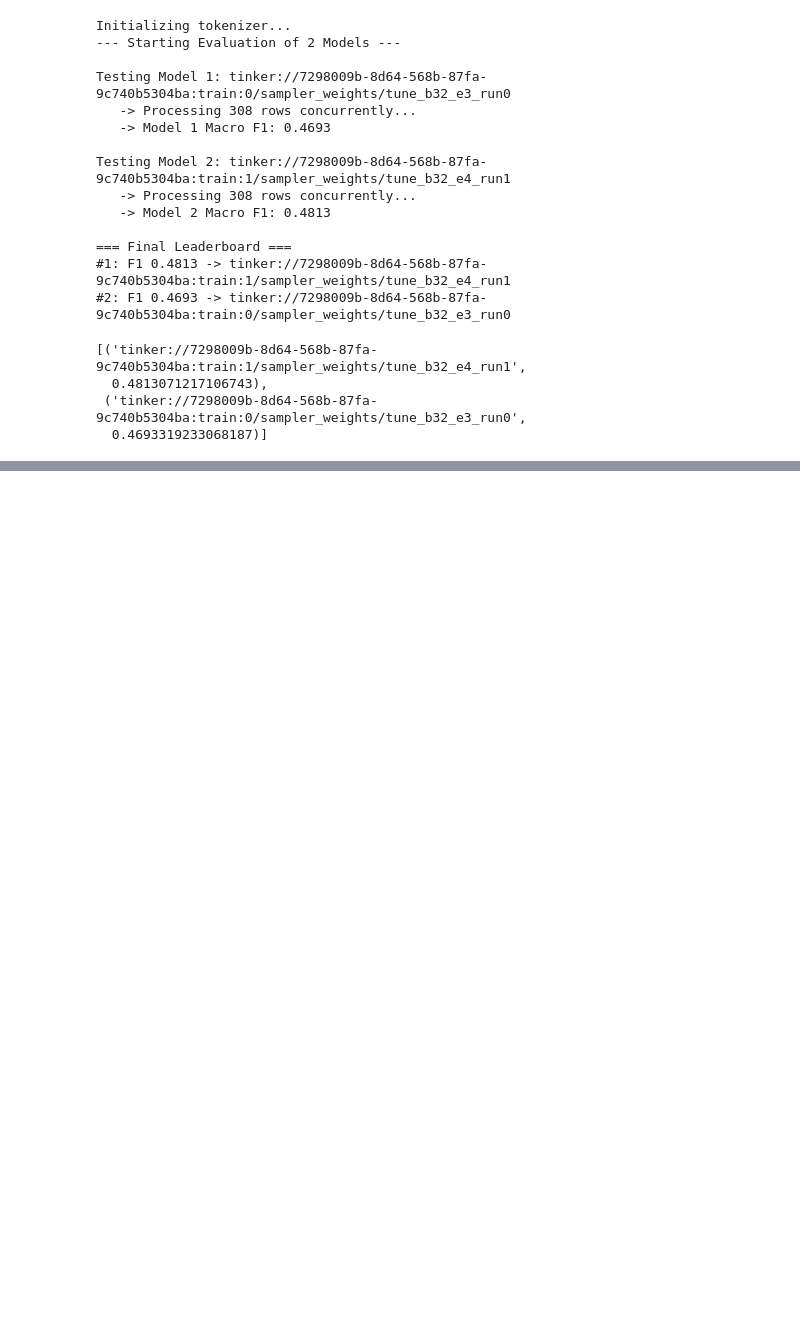
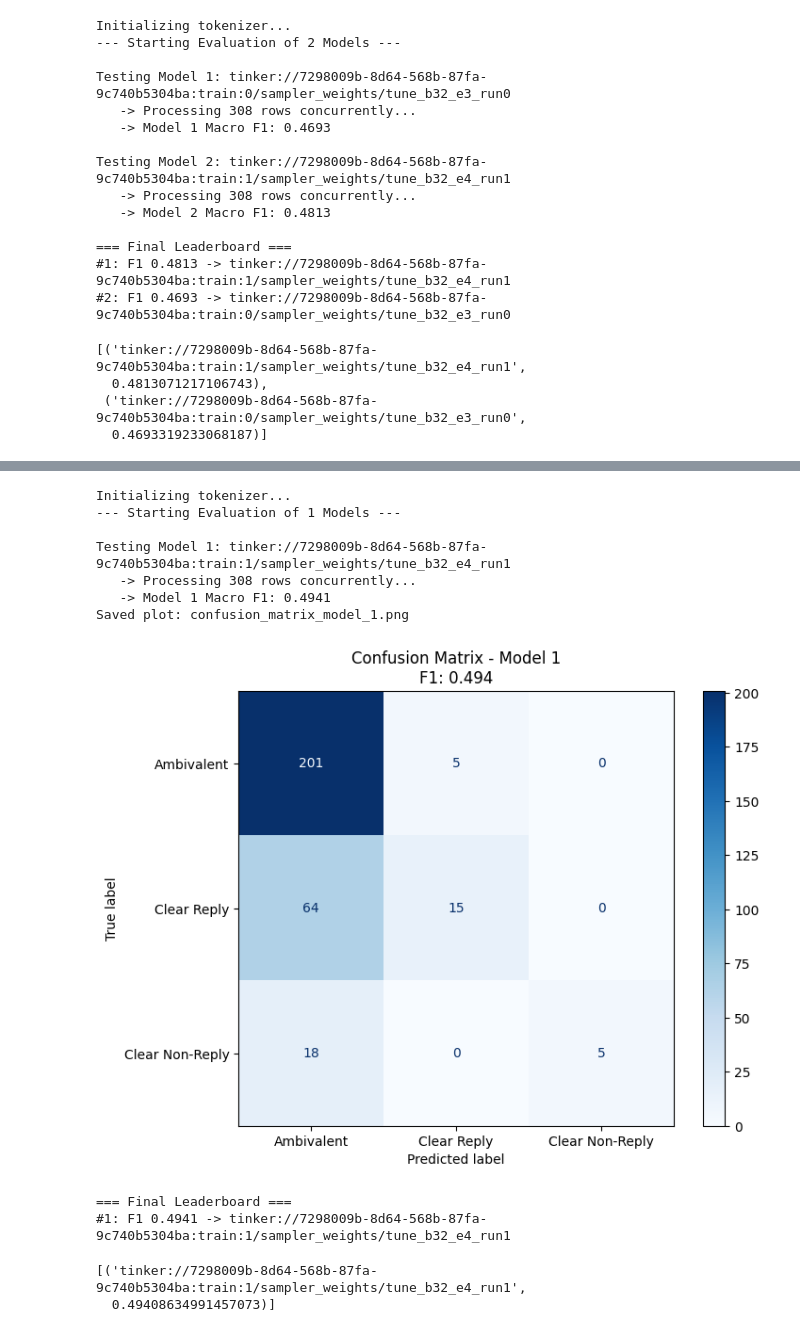
Before and after one commit to Akseldindisyan/CS445_CLARITY_Unmasking-Political-Question-Evasions, a Jupyter notebook: CS445.ipynb, the cells around one changed output, grey strips where cells are left out. Drawn from its saved outputs; the diff is of its cells as text; code cells hidden in the pictures; blank space fills up the shorter version.

```diff
--- a/CS445.ipynb
+++ b/CS445.ipynb
@@ -3996,0 +4107,16 @@ Testing Model 2: tinker://7298009b-8d64-568b-87fa-9c740b5304ba:train:1/sampler_w
+# %%
+model_paths = ["tinker://7298009b-8d64-568b-87fa-9c740b5304ba:train:1/sampler_weights/tune_b32_e4_run1"]
+await evaluate_models_via_graphs("meta-llama/Llama-3.3-70B-Instruct", model_paths, df_test)
+# %% [output]
+Initializing tokenizer...
+--- Starting Evaluation of 1 Models ---
+
+Testing Model 1: tinker://7298009b-8d64-568b-87fa-9c740b5304ba:train:1/sampler_weights/tune_b32_e4_run1
+   -> Processing 308 rows concurrently...
+   -> Model 1 Macro F1: 0.4941
+Saved plot: confusion_matrix_model_1.png
+[figure, added]
+=== Final Leaderboard ===
+#1: F1 0.4941 -> tinker://7298009b-8d64-568b-87fa-9c740b5304ba:train:1/sampler_weights/tune_b32_e4_run1
+[('tinker://7298009b-8d64-568b-87fa-9c740b5304ba:train:1/sampler_weights/tune_b32_e4_run1',
+  0.49408634991457073)]
```
Also changed, not shown: parts of 12 cells of this notebook, 1 other file.
